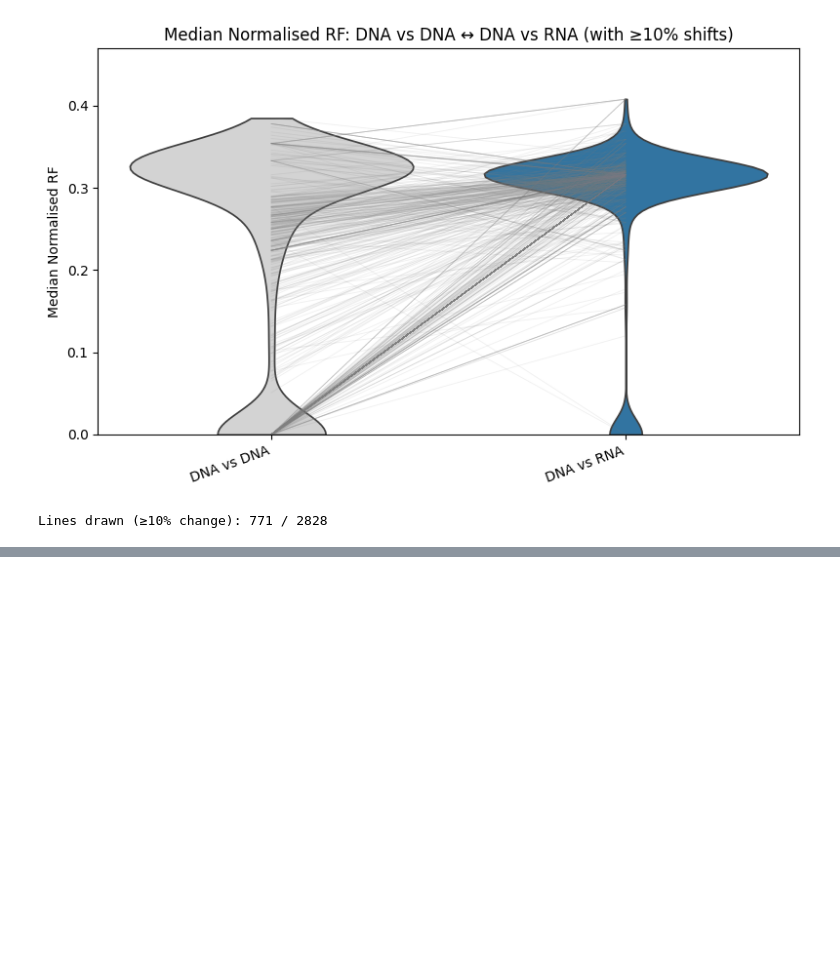
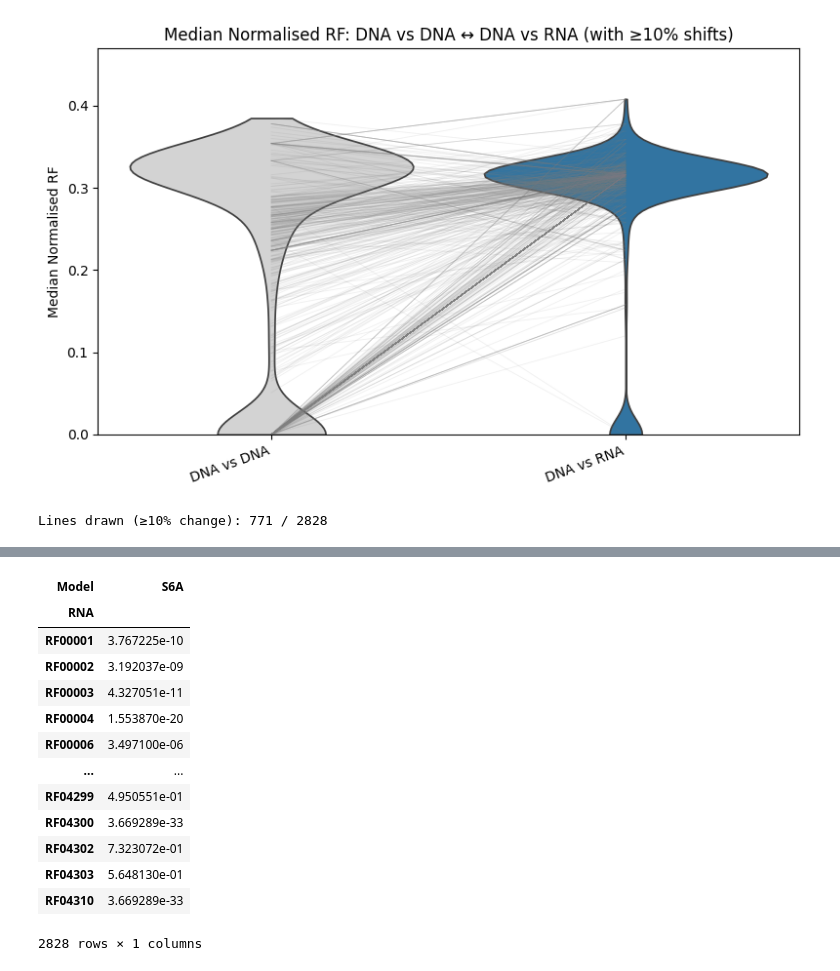
Before and after one commit to vannguyenh/RNAPhylo, a Jupyter notebook: scripts/analysis_scripts/RobinsonFould/figures_RF.ipynb, the cells around one changed output, grey strips where cells are left out. Cells and saved outputs as stored; diff of their text form; code cells hidden in the pictures; blank space fills up the shorter version.

```diff
--- a/scripts/analysis_scripts/RobinsonFould/figures_RF.ipynb
+++ b/scripts/analysis_scripts/RobinsonFould/figures_RF.ipynb
@@ -257,0 +494,17 @@ Lines drawn (≥10% change): 771 / 2828
+# %%
+df_wide
+# %% [output]
+| Model | S6A |
+| RNA |  |
+| RF00001 | 3.767225e-10 |
+| RF00002 | 3.192037e-09 |
+| RF00003 | 4.327051e-11 |
+| RF00004 | 1.553870e-20 |
+| RF00006 | 3.497100e-06 |
+| ... | ... |
+| RF04299 | 4.950551e-01 |
+| RF04300 | 3.669289e-33 |
+| RF04302 | 7.323072e-01 |
+| RF04303 | 5.648130e-01 |
+| RF04310 | 3.669289e-33 |
+2828 rows × 1 columns
```
Also changed, not shown: parts of 6 cells of this notebook.
